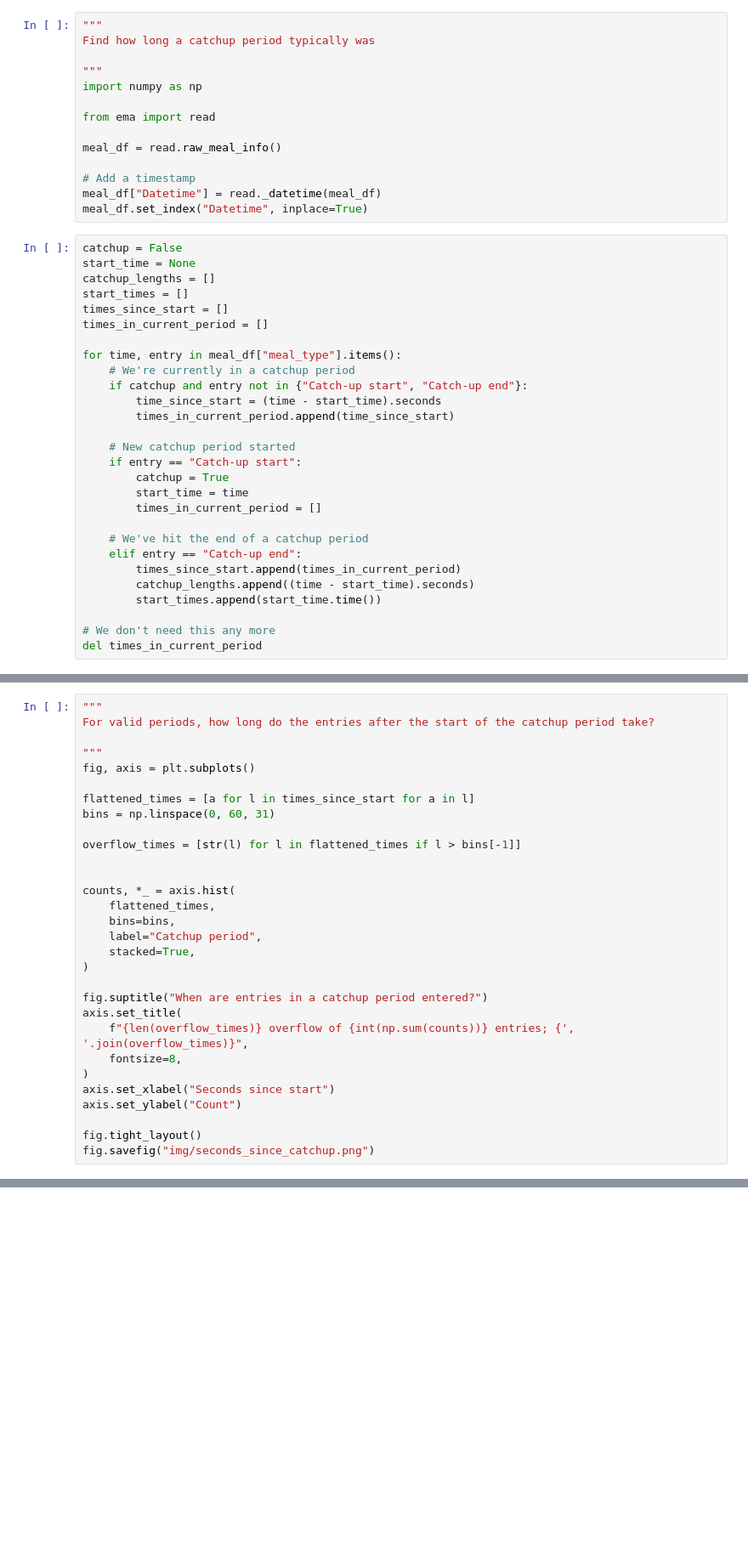
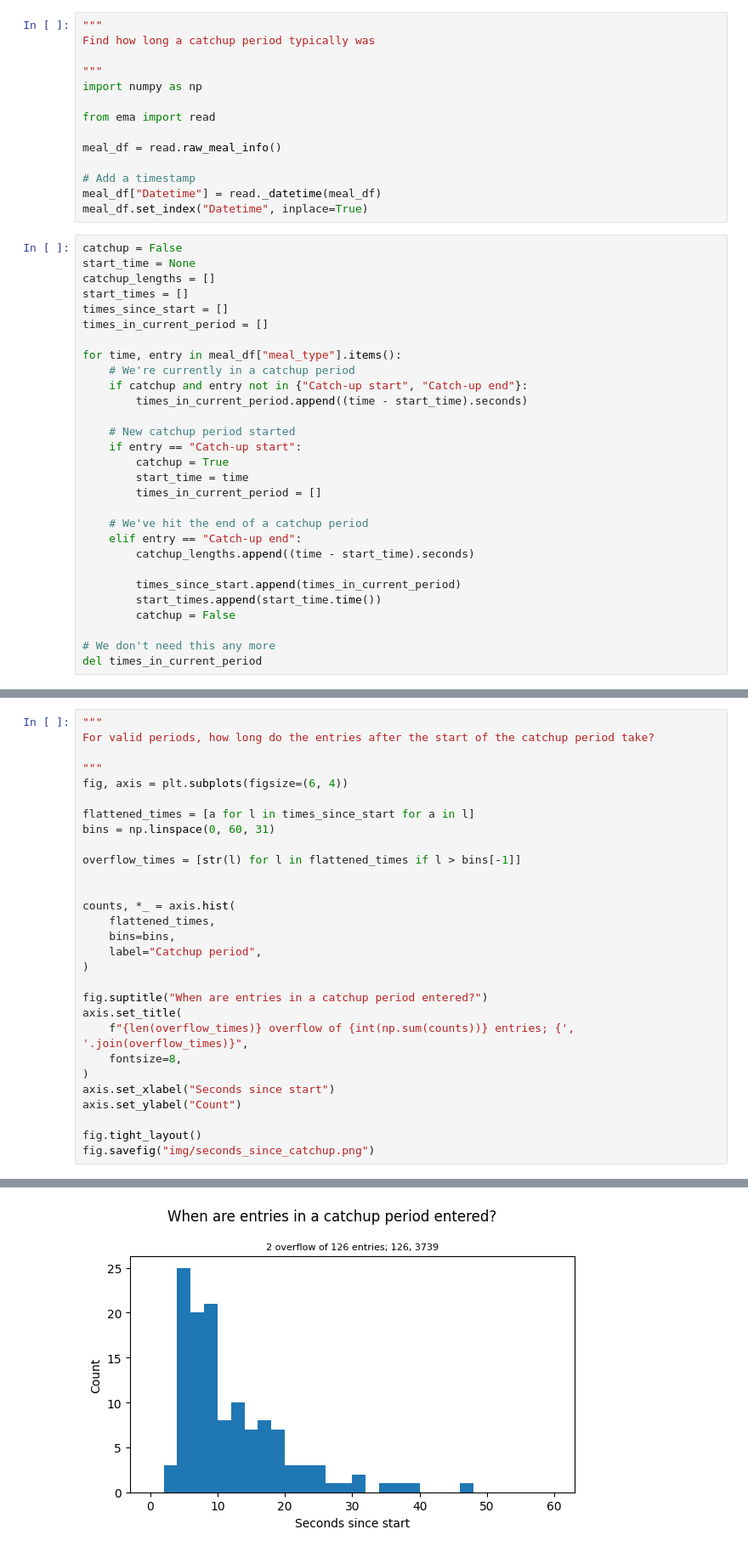
Before and after one commit to richard-lane/seaco_malaysia, a Jupyter notebook: catchups.ipynb, the cells around one changed output, grey strips where cells are left out. Shown: that part at 85% size. Cells and saved outputs as stored; diff of their text form; blank space fills up the shorter version.

Commit message:
fix bug where we failed to reset the catchup flag

```diff
--- a/catchups.ipynb
+++ b/catchups.ipynb
@@ -26,8 +29,7 @@ times_in_current_period = []
 for time, entry in meal_df["meal_type"].items():
     # We're currently in a catchup period
     if catchup and entry not in {"Catch-up start", "Catch-up end"}:
-        time_since_start = (time - start_time).seconds
-        times_in_current_period.append(time_since_start)
+        times_in_current_period.append((time - start_time).seconds)
 
     # New catchup period started
     if entry == "Catch-up start":
@@ -37,9 +39,11 @@ for time, entry in meal_df["meal_type"].items():
 
     # We've hit the end of a catchup period
     elif entry == "Catch-up end":
+        catchup_lengths.append((time - start_time).seconds)
+
         times_since_start.append(times_in_current_period)
-        catchup_lengths.append((time - start_time).seconds)
         start_times.append(start_time.time())
+        catchup = False
 
 # We don't need this any more
 del times_in_current_period
@@ -149,7 +148,7 @@ fig.savefig("img/catchup_times.png", dpi=300)
 For valid periods, how long do the entries after the start of the catchup period take?
 
 """
-fig, axis = plt.subplots()
+fig, axis = plt.subplots(figsize=(6, 4))
 
 flattened_times = [a for l in times_since_start for a in l]
 bins = np.linspace(0, 60, 31)
@@ -161,7 +160,6 @@ counts, *_ = axis.hist(
     flattened_times,
     bins=bins,
     label="Catchup period",
-    stacked=True,
 )
 
 fig.suptitle("When are entries in a catchup period entered?")
@@ -181,3 +176,4 @@ ValueError: Image size of 350287x475 pixels is too large. It must be less than 2
+[figure, added]
 # %%
 """
 Quantify the different types of catchup, and how many of each there are
```
Also changed, not shown: parts of 5 cells of this notebook.
